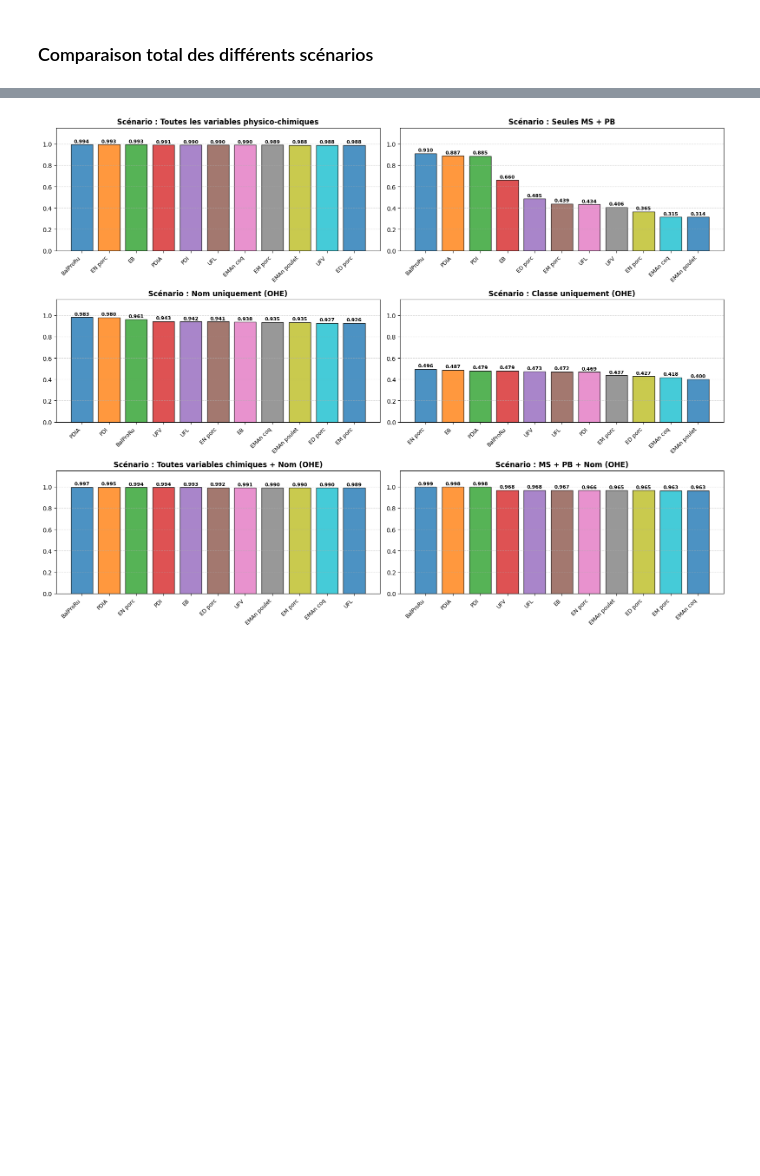
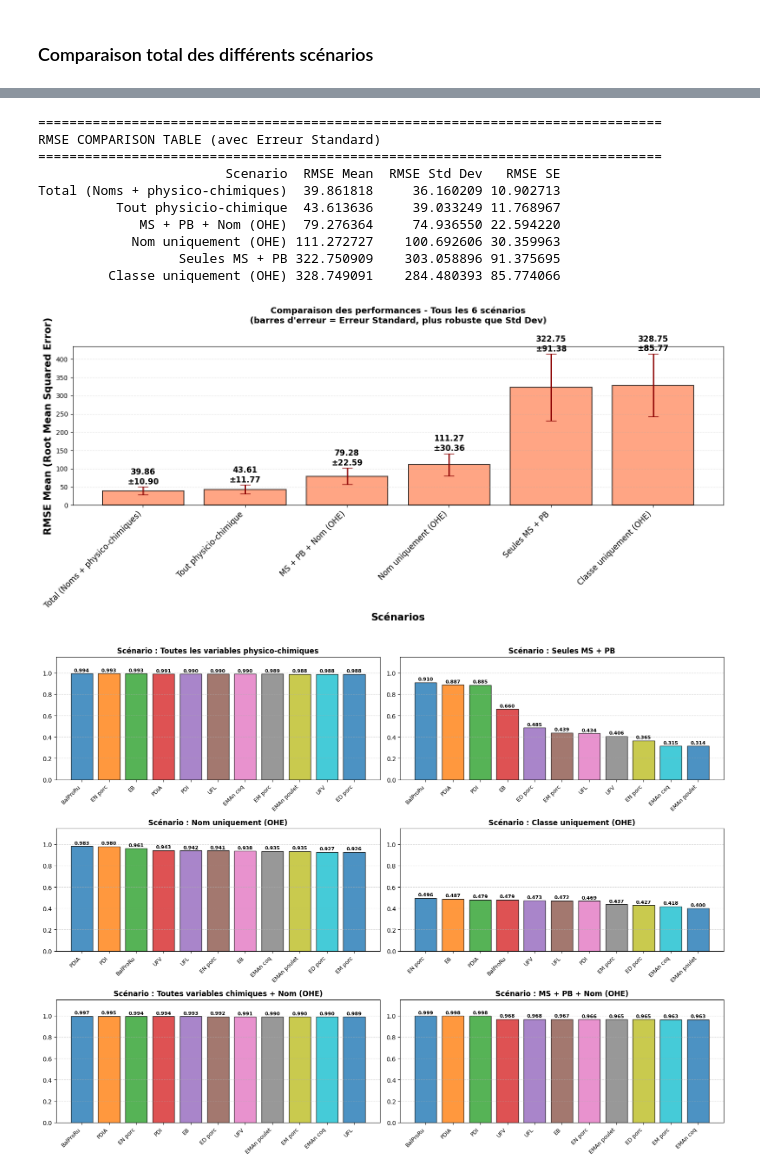
Before and after one commit to Valentine-Michelet/Projet-fil-rouge-nutrition-animale-, a Jupyter notebook: notebooks/id_regressor.ipynb, the cells around one changed output, grey strips where cells are left out. Drawn from its saved outputs; the diff is of its cells as text; code cells hidden in the pictures; blank space fills up the shorter version.

```diff
--- a/notebooks/id_regressor.ipynb
+++ b/notebooks/id_regressor.ipynb
@@ -456,3 +457,82 @@ Toutes les variables physico-chimiques                0.9899    0.002132
+# %%
+# Même figure mais avec représentation du RMSE à la place du R², pour voir si les tendances sont similaires
+# Créer une DataFrame avec RMSE
+comparison_rmse_df = pd.DataFrame({
+    'Scenario': [
+        'Tout physicio-chimique',
+        'Seules MS + PB',
+        'Nom uniquement (OHE)',
+        'Classe uniquement (OHE)',
+        'Total (Noms + physico-chimiques)',
+        'MS + PB + Nom (OHE)'
+    ],
+    'RMSE Mean': [
+        results_all['RMSE'].mean(),
+        results_reduced['RMSE'].mean(),
+        results_nom_ohe['RMSE'].mean(),
+        results_classe['RMSE'].mean(),
+        results_nom['RMSE'].mean(),
+        results_mspb_nom['RMSE'].mean()
+    ],
+    'RMSE Std Dev': [
+        results_all['RMSE'].std(),
+        results_reduced['RMSE'].std(),
+        results_nom_ohe['RMSE'].std(),
+        results_classe['RMSE'].std(),
+        results_nom['RMSE'].std(),
+        results_mspb_nom['RMSE'].std()
+    ]
+})
+
+# Sort by RMSE in ascending order (lower is better)
+comparison_rmse_df = comparison_rmse_df.sort_values('RMSE Mean', ascending=True).reset_index(drop=True)
+
+# Calculer l'erreur standard (plus robuste que l'écart-type brut)
+# L'erreur standard = std / sqrt(n) où n = nombre de variables cibles
+n_targets = len(vars_cibles)
+comparison_rmse_df['RMSE SE'] = comparison_rmse_df['RMSE Std Dev'] / np.sqrt(n_targets)
+
+print("\n" + "="*80)
+print("RMSE COMPARISON TABLE (avec Erreur Standard)")
+print("="*80)
+print(comparison_rmse_df[['Scenario', 'RMSE Mean', 'RMSE Std Dev', 'RMSE SE']].to_string(index=False))
+
+fig, ax = plt.subplots(figsize=(15, 7))
+x_pos = np.arange(len(comparison_rmse_df))
+
+# Utiliser l'erreur standard au lieu de l'écart-type pour les barres d'erreur
+ax.bar(x_pos, comparison_rmse_df['RMSE Mean'],
+       yerr=comparison_rmse_df['RMSE SE'],
+       capsize=8, alpha=0.7, color='coral', edgecolor='black', linewidth=1.5,
+       error_kw={'linewidth': 2, 'ecolor': 'darkred'})
+ax.set_ylabel('RMSE Mean (Root Mean Squared Error)', fontsize=15, fontweight='bold')
+ax.set_xlabel('Scénarios', fontsize=15, fontweight='bold')
+ax.set_title('Comparaison des performances - Tous les 6 scénarios\n(barres d\'erreur = Erreur Standard, plus robuste que Std Dev)',
+             fontsize=13, fontweight='bold', pad=35)
+ax.set_xticks(x_pos)
+ax.set_xticklabels(comparison_rmse_df['Scenario'], fontsize=12, rotation=45, ha='right')
+ax.grid(axis='y', alpha=0.3, linestyle='--')
+
+# Add value labels on bars
+for i, (val, se) in enumerate(zip(comparison_rmse_df['RMSE Mean'], comparison_rmse_df['RMSE SE'])):
+    ax.text(i, val + se + 2, f'{val:.2f}\n±{se:.2f}',
+            ha='center', va='bottom', fontsize=12, fontweight='bold')
+
+plt.tight_layout()
+plt.savefig('../reports/figures/comparison_all_scenarios_rmse.png')
+plt.show()
+# %% [output]
+================================================================================
+RMSE COMPARISON TABLE (avec Erreur Standard)
+================================================================================
+                        Scenario  RMSE Mean  RMSE Std Dev   RMSE SE
+Total (Noms + physico-chimiques)  39.861818     36.160209 10.902713
+          Tout physicio-chimique  43.613636     39.033249 11.768967
+             MS + PB + Nom (OHE)  79.276364     74.936550 22.594220
+            Nom uniquement (OHE) 111.272727    100.692606 30.359963
+                  Seules MS + PB 322.750909    303.058896 91.375695
+         Classe uniquement (OHE) 328.749091    284.480393 85.774066
+[figure, added]
 # %%
 # Grid of R² by target variable for all 6 scenarios
 all_detailed_results = {
```
Also changed, not shown: parts of 9 cells of this notebook, 2 other files.
